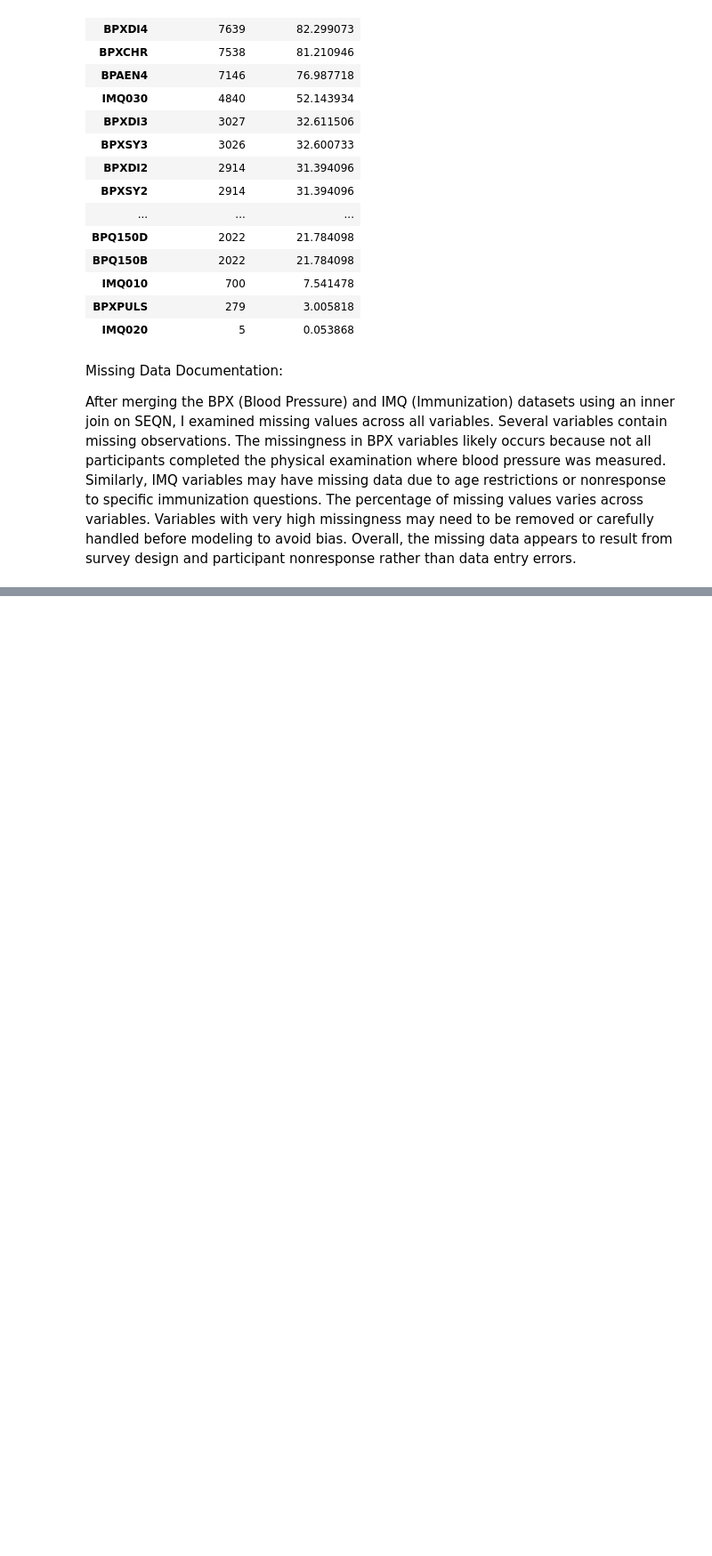
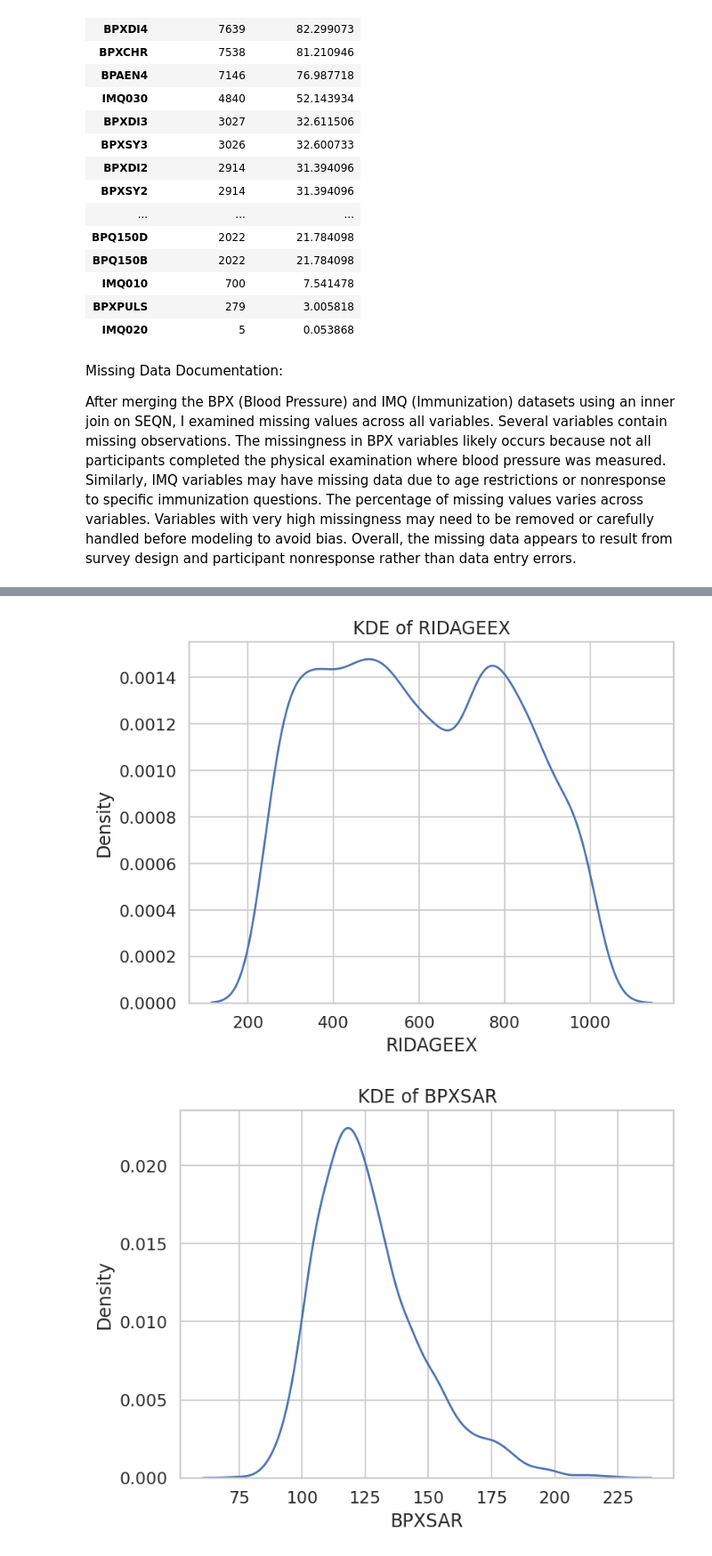
Before and after one commit to hudamohmand/project-1-mortality, a Jupyter notebook: project_1_bsds.ipynb, the cells around one changed output, grey strips where cells are left out. Shown at 89% size. Drawn from its saved outputs; the diff is of its cells as text; code cells hidden in the pictures; blank space fills up the shorter version.

Commit message:
part 2 project work, kNN models and write-up, completed by Musa, Eliab, Khalid

```diff
--- a/project_1_bsds.ipynb
+++ b/project_1_bsds.ipynb
@@ -313,0 +312,10 @@ plt.show()
+# %%
+features = ["RIDAGEEX", "BPXSAR", "BPXDAR", "BPXPLS", "IMQ010", "IMQ020", "IMQ030"]
+targets = ["MORTSTAT", "PERMTH_INT"]
+
+model_df = df_model[features + targets].dropna().copy()
+#drops nan values
+
+print("Features used:", features)
+print("Modeling sample size:", model_df.shape[0])
+model_df.head()
@@ -313,0 +331,26 @@ plt.show()
+# %%
+display(model_df[features + ["MORTSTAT", "PERMTH_INT"]].describe())
+
+cont = [c for c in ["RIDAGEEX", "BPXSAR", "BPXDAR", "BPXPLS", "PERMTH_INT"] if c in model_df.columns]
+for c in cont:
+    plt.figure()
+    sns.kdeplot(model_df[c].dropna())
+    plt.title(f"KDE of {c}")
+    plt.show()
+# KDE plots for continuous variables
+
+if "RIDAGEEX" in model_df.columns:
+    plt.figure()
+    sns.scatterplot(data=model_df, x="RIDAGEEX", y="PERMTH_INT")
+    plt.title("RIDAGEEX vs PERMTH_INT")
+    plt.show()
+#scatter plot of RIDAGEEX and PERMTH_INT
+
+
+for c in [x for x in ["RIDAGEEX", "BPXSAR", "BPXDAR", "BPXPLS"] if x in model_df.columns]:
+    plt.figure()
+    sns.kdeplot(data=model_df, x=c, hue="MORTSTAT")
+    plt.title(f"{c} distribution by Mortality (MORTSTAT)")
+    plt.show()
+# compares features with each other on kde plot and hue of MORTSTAT
+# %% [output]
@@ -313,0 +366,2 @@ plt.show()
+[figure, added]
+[figure, added]
```
Also changed, not shown: parts of 25 cells of this notebook.
